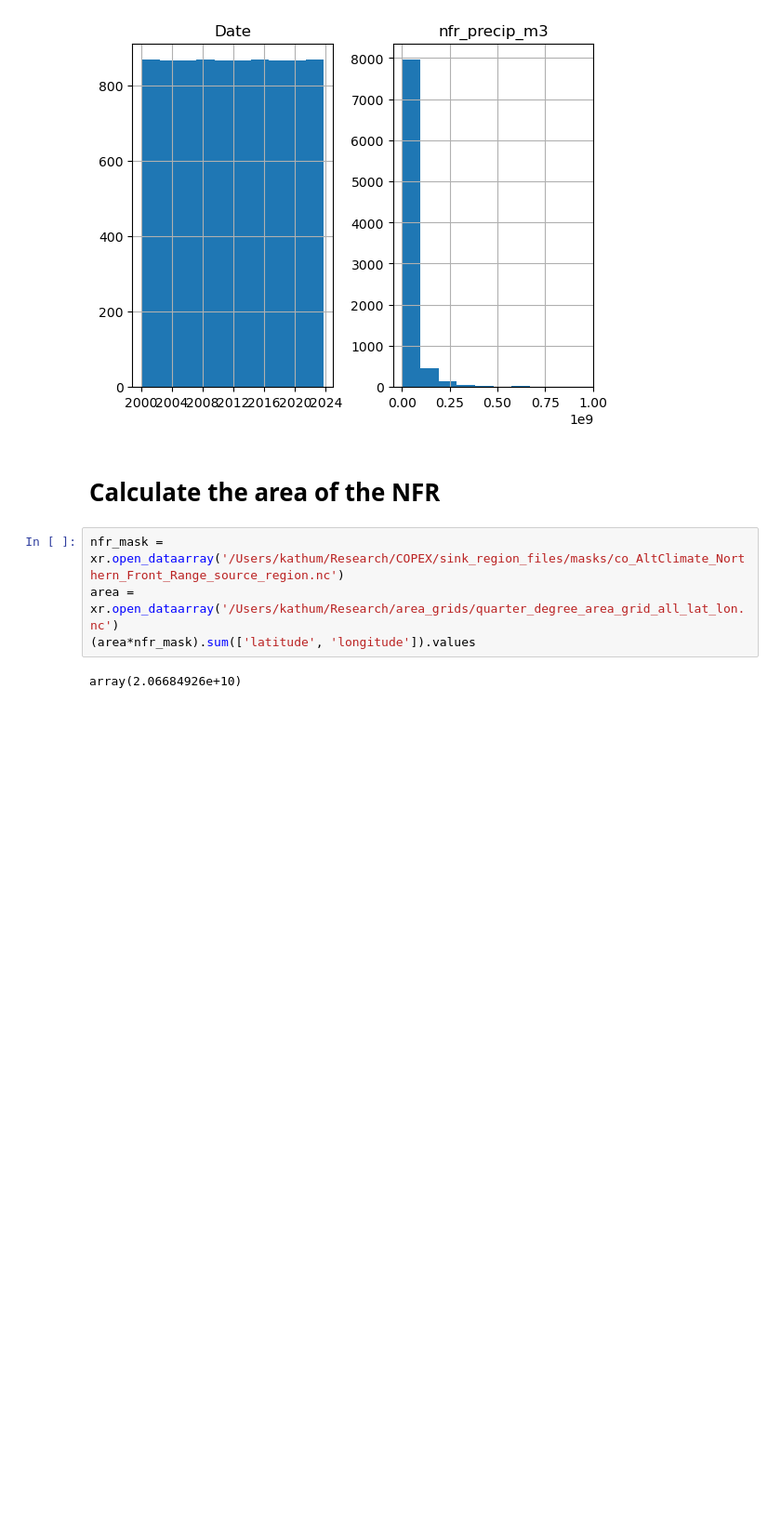
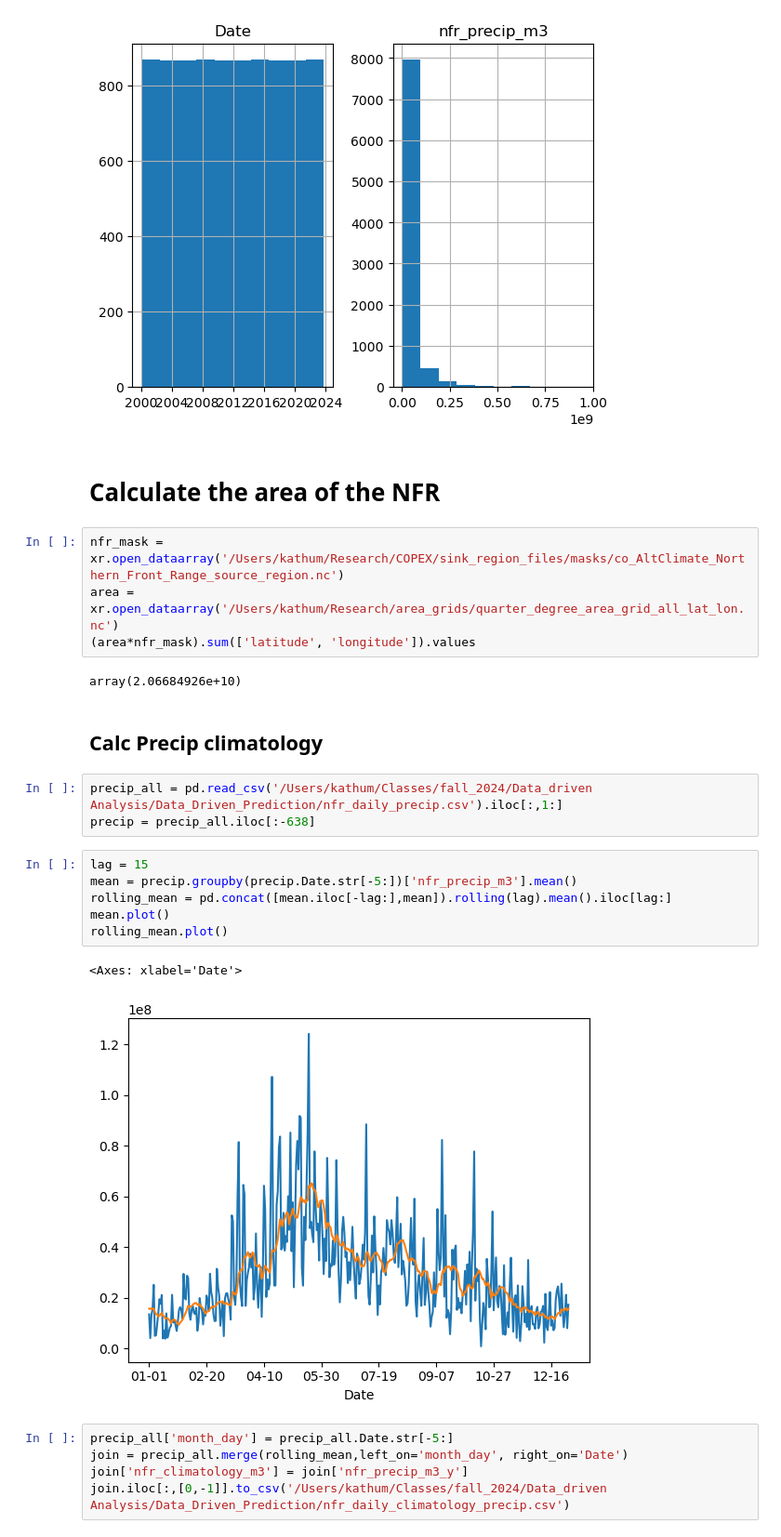
Before and after one commit to khumphreys-csu/Data_Driven_Prediction, a Jupyter notebook: assignment_1.ipynb, the cells around one changed output. Shown at 93% size. Drawn from its saved outputs; the diff is of its cells as text; blank space fills up the shorter version.

```diff
--- a/assignment_1.ipynb
+++ b/assignment_1.ipynb
@@ -197,3 +197,22 @@ area = xr.open_dataarray('/Users/kathum/Research/area_grids/quarter_degree_area_
 (area*nfr_mask).sum(['latitude', 'longitude']).values
 # %% [output]
 array(2.06684926e+10)
+# %% [markdown]
+## Calc Precip climatology
+# %%
+precip_all = pd.read_csv('/Users/kathum/Classes/fall_2024/Data_driven Analysis/Data_Driven_Prediction/nfr_daily_precip.csv').iloc[:,1:]
+precip = precip_all.iloc[:-638]
+# %%
+lag = 15
+mean = precip.groupby(precip.Date.str[-5:])['nfr_precip_m3'].mean()
+rolling_mean = pd.concat([mean.iloc[-lag:],mean]).rolling(lag).mean().iloc[lag:]
+mean.plot()
+rolling_mean.plot()
+# %% [output]
+<Axes: xlabel='Date'>
+[figure, added]
+# %%
+precip_all['month_day'] = precip_all.Date.str[-5:]
+join = precip_all.merge(rolling_mean,left_on='month_day', right_on='Date')
+join['nfr_climatology_m3'] = join['nfr_precip_m3_y']
+join.iloc[:,[0,-1]].to_csv('/Users/kathum/Classes/fall_2024/Data_driven Analysis/Data_Driven_Prediction/nfr_daily_climatology_precip.csv')
```
Also changed, not shown: parts of 1 cell of this notebook, 3 other files.
